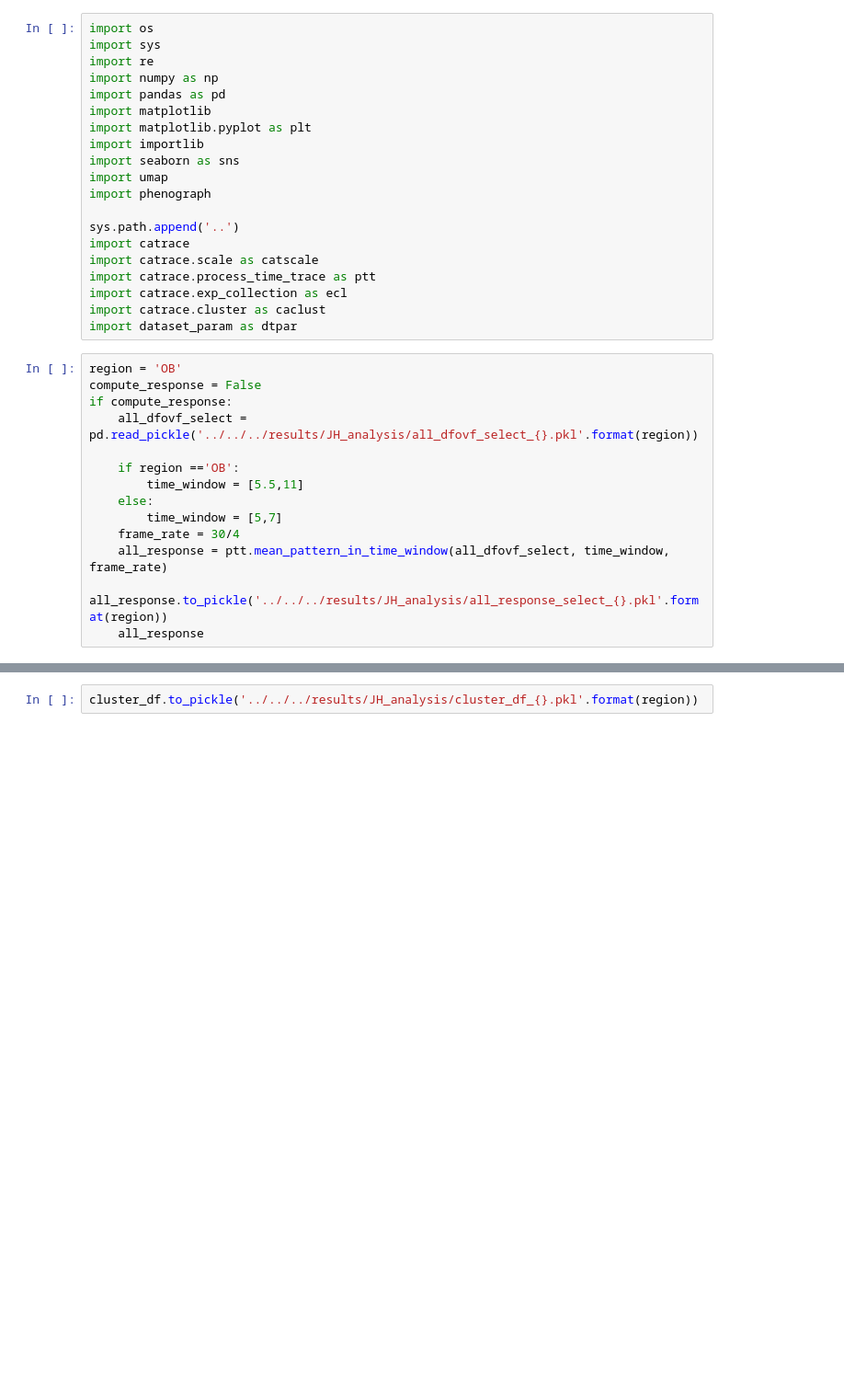
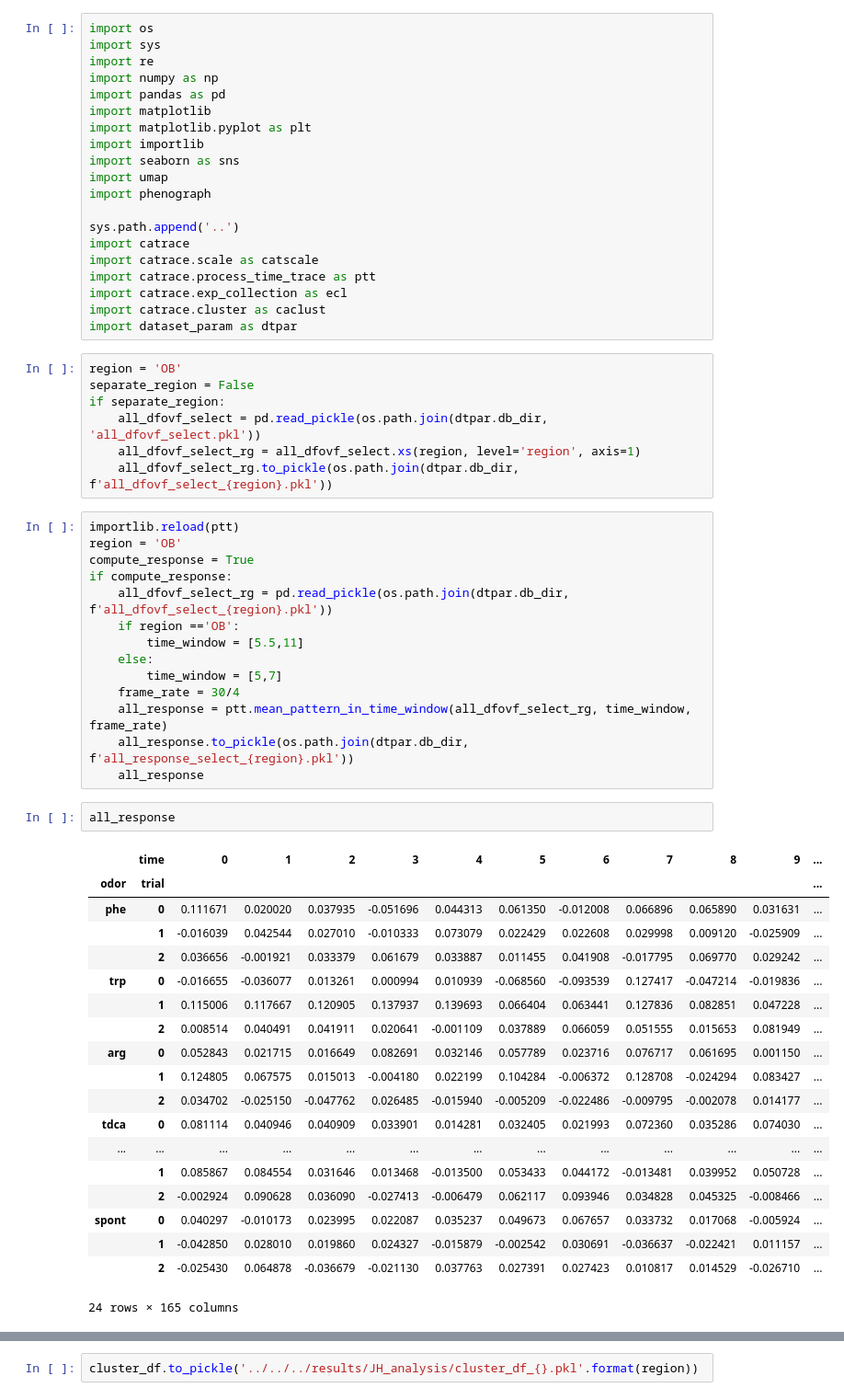
Before and after one commit to aloejhb/catrace, a Jupyter notebook: notebooks/tuning_curve_OB.ipynb, the cells around one changed output, grey strips where cells are left out. Shown: that part at 92% size. Drawn from its saved outputs; the diff is of its cells as text; blank space fills up the shorter version.

```diff
--- a/notebooks/tuning_curve_OB.ipynb
+++ b/notebooks/tuning_curve_OB.ipynb
@@ -18,17 +18,46 @@ import catrace.process_time_trace as ptt
 import catrace.exp_collection as ecl
 import catrace.cluster as caclust
 import dataset_param as dtpar
+# %%
+region = 'OB'
+separate_region = False
+if separate_region:
+    all_dfovf_select = pd.read_pickle(os.path.join(dtpar.db_dir, 'all_dfovf_select.pkl'))
+    all_dfovf_select_rg = all_dfovf_select.xs(region, level='region', axis=1)
+    all_dfovf_select_rg.to_pickle(os.path.join(dtpar.db_dir, f'all_dfovf_select_{region}.pkl'))
 # %%
+importlib.reload(ptt)
 region = 'OB'
-compute_response = False
+compute_response = True
 if compute_response:
-    all_dfovf_select = pd.read_pickle('../../../results/JH_analysis/all_dfovf_select_{}.pkl'.format(region))
-
+    all_dfovf_select_rg = pd.read_pickle(os.path.join(dtpar.db_dir, f'all_dfovf_select_{region}.pkl'))
     if region =='OB':
         time_window = [5.5,11]
     else:
         time_window = [5,7]
     frame_rate = 30/4
-    all_response = ptt.mean_pattern_in_time_window(all_dfovf_select, time_window, frame_rate)
-    all_response.to_pickle('../../../results/JH_analysis/all_response_select_{}.pkl'.format(region))
+    all_response = ptt.mean_pattern_in_time_window(all_dfovf_select_rg, time_window, frame_rate)
+    all_response.to_pickle(os.path.join(dtpar.db_dir, f'all_response_select_{region}.pkl'))
     all_response
+# %%
+all_response
+# %% [output]
+|  | time | 0 | 1 | 2 | 3 | 4 | 5 | 6 | 7 | 8 | 9 | ... |
+| odor | trial |  |  |  |  |  |  |  |  |  |  | ... |
+| phe | 0 | 0.111671 | 0.020020 | 0.037935 | -0.051696 | 0.044313 | 0.061350 | -0.012008 | 0.066896 | 0.065890 | 0.031631 | ... |
+|  | 1 | -0.016039 | 0.042544 | 0.027010 | -0.010333 | 0.073079 | 0.022429 | 0.022608 | 0.029998 | 0.009120 | -0.025909 | ... |
+|  | 2 | 0.036656 | -0.001921 | 0.033379 | 0.061679 | 0.033887 | 0.011455 | 0.041908 | -0.017795 | 0.069770 | 0.029242 | ... |
+| trp | 0 | -0.016655 | -0.036077 | 0.013261 | 0.000994 | 0.010939 | -0.068560 | -0.093539 | 0.127417 | -0.047214 | -0.019836 | ... |
+|  | 1 | 0.115006 | 0.117667 | 0.120905 | 0.137937 | 0.139693 | 0.066404 | 0.063441 | 0.127836 | 0.082851 | 0.047228 | ... |
+|  | 2 | 0.008514 | 0.040491 | 0.041911 | 0.020641 | -0.001109 | 0.037889 | 0.066059 | 0.051555 | 0.015653 | 0.081949 | ... |
+| arg | 0 | 0.052843 | 0.021715 | 0.016649 | 0.082691 | 0.032146 | 0.057789 | 0.023716 | 0.076717 | 0.061695 | 0.001150 | ... |
+|  | 1 | 0.124805 | 0.067575 | 0.015013 | -0.004180 | 0.022199 | 0.104284 | -0.006372 | 0.128708 | -0.024294 | 0.083427 | ... |
+|  | 2 | 0.034702 | -0.025150 | -0.047762 | 0.026485 | -0.015940 | -0.005209 | -0.022486 | -0.009795 | -0.002078 | 0.014177 | ... |
+| tdca | 0 | 0.081114 | 0.040946 | 0.040909 | 0.033901 | 0.014281 | 0.032405 | 0.021993 | 0.072360 | 0.035286 | 0.074030 | ... |
+| ... | ... | ... | ... | ... | ... | ... | ... | ... | ... | ... | ... | ... |
+|  | 1 | 0.085867 | 0.084554 | 0.031646 | 0.013468 | -0.013500 | 0.053433 | 0.044172 | -0.013481 | 0.039952 | 0.050728 | ... |
+|  | 2 | -0.002924 | 0.090628 | 0.036090 | -0.027413 | -0.006479 | 0.062117 | 0.093946 | 0.034828 | 0.045325 | -0.008466 | ... |
+| spont | 0 | 0.040297 | -0.010173 | 0.023995 | 0.022087 | 0.035237 | 0.049673 | 0.067657 | 0.033732 | 0.017068 | -0.005924 | ... |
+|  | 1 | -0.042850 | 0.028010 | 0.019860 | 0.024327 | -0.015879 | -0.002542 | 0.030691 | -0.036637 | -0.022421 | 0.011157 | ... |
+|  | 2 | -0.025430 | 0.064878 | -0.036679 | -0.021130 | 0.037763 | 0.027391 | 0.027423 | 0.010817 | 0.014529 | -0.026710 | ... |
+24 rows × 165 columns
```
Also changed, not shown: parts of 10 cells of this notebook, 1 other file.
